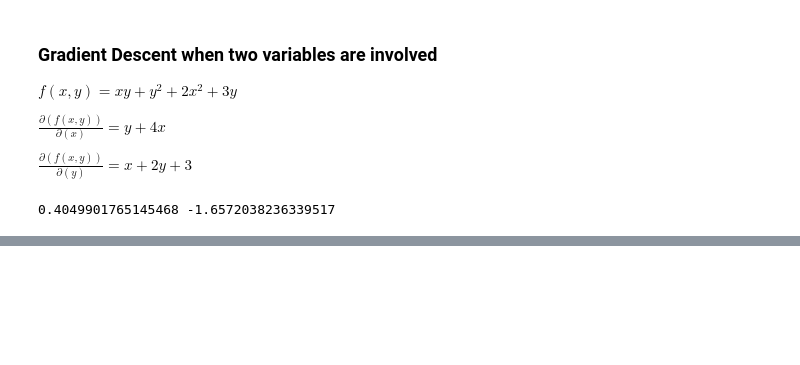
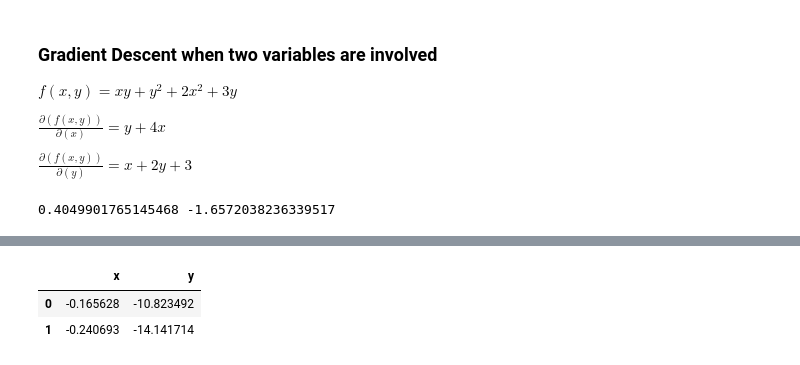
Before and after one commit to Gunnvant/idma_ft, a Jupyter notebook: DL/class_codes/05_01_22.ipynb, the cells around one changed output, grey strips where cells are left out. Saved outputs shown, nothing was run; the diff lists cells and outputs as text; code cells hidden in the pictures; blank space fills up the shorter version.

```diff
--- a/DL/class_codes/05_01_22.ipynb
+++ b/DL/class_codes/05_01_22.ipynb
@@ -143,0 +153,9 @@ print(x_old,y_old)
+# %%
+import pandas as pd
+data = pd.read_csv("../one_feature.csv")
+# %%
+data.head(2)
+# %% [output]
+|  | x | y |
+| 0 | -0.165628 | -10.823492 |
+| 1 | -0.240693 | -14.141714 |
```
Also changed, not shown: parts of 16 cells of this notebook.
